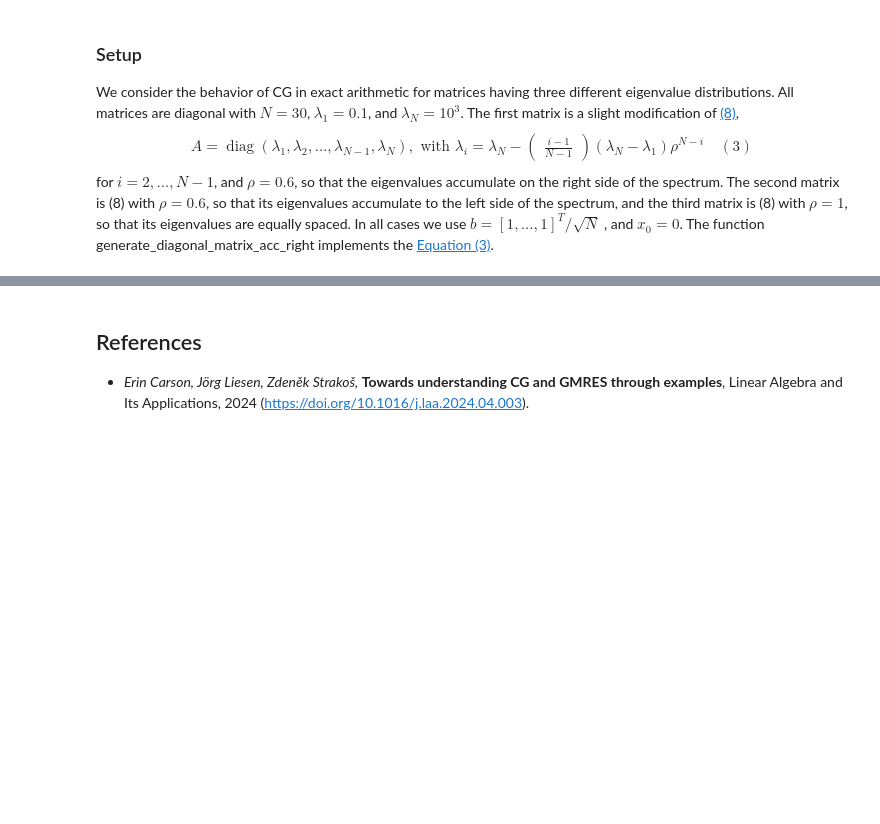
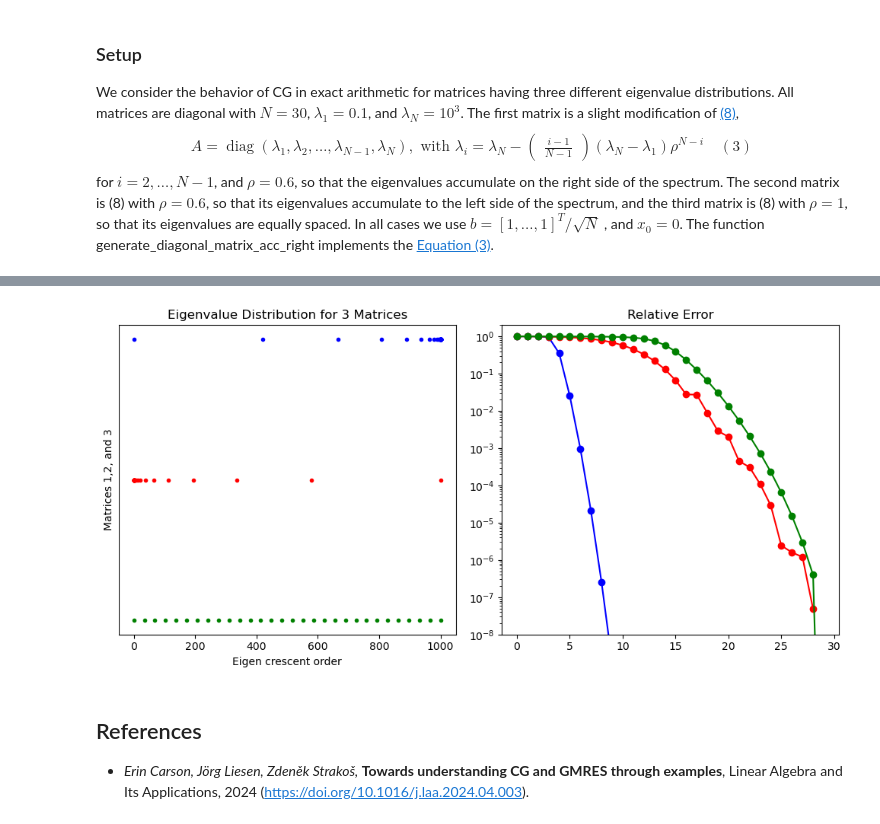
Before and after one commit to luizmc/Krylov, a Jupyter notebook: Krylov_CLS.ipynb, the cells around one changed output, grey strips where cells are left out. Drawn from its saved outputs; the diff is of its cells as text; code cells hidden in the pictures; blank space fills up the shorter version.

```diff
--- a/Krylov_CLS.ipynb
+++ b/Krylov_CLS.ipynb
@@ -455,0 +658,97 @@ eigen equal [1.00000e-01 2.50075e+02 5.00050e+02 7.50025e+02 1.00000e+03]
+# %%
+
+N_mpf = mp.mpf(30.)
+
+precision=32
+rho_mpf = mp.mpf(.6)
+lambda_1_mpf = mp.mpf(0.1)
+lambda_N_mpf = mp.mpf(10.0**3)
+
+Ar = generate_diagonal_matrix_acc_right_precision(rho_mpf, lambda_1_mpf, N_mpf, lambda_N_mpf)
+vector1=np.diag(Ar)
+b = np.ones_like(vector1)/mp.sqrt(N_mpf)
+x0 = np.zeros_like(b, dtype=object)
+Ar_float64 = np.array(Ar, dtype=np.float64)
+b_float64 = np.array(b, dtype=np.float64)
+# Solve the linear system using np.linalg.lstsq
+sol = np.linalg.lstsq(Ar_float64, b_float64, rcond=None)[0]
+sol_arbitrary_precision = [mp.mpf(elem) for elem in sol]
+sol_arbitrary_precision_array = np.array(sol_arbitrary_precision)
+appsol, num_iterations, relerrorvec1, relresvec1 = cg_cls_precision(Ar, b, x0, sol_arbitrary_precision_array, precision)
+print("Iteration number of matrix A right:", num_iterations)
+#print("Error  of matrix A right:", relerrorvec1)
+#print("Residual  of matrix A right:", relresvec1)
+#print('eigen right',np.sort(vector1))
+
+rho_mpf = mp.mpf(.6)
+lambda_1_mpf = mp.mpf(0.1)
+lambda_N_mpf = mp.mpf(10.0**3)
+Al = generate_diagonal_matrix_acc_left_precision(rho_mpf, lambda_1_mpf, N_mpf, lambda_N_mpf)
+vector2=np.diag(Al)
+b = np.ones_like(vector2)/np.sqrt(N)
+x0 = np.zeros_like(b)
+Al_float64 = np.array(Al, dtype=np.float64)
+b_float64 = np.array(b, dtype=np.float64)
+# Solve the linear system using np.linalg.lstsq
+sol = np.linalg.lstsq(Al_float64, b_float64, rcond=None)[0]
+sol_arbitrary_precision = [mp.mpf(elem) for elem in sol]
+sol_arbitrary_precision_array = np.array(sol_arbitrary_precision)
+appsol, num_iterations, relerrorvec2, relresvec2 = cg_cls_precision(Al, b, x0, sol_arbitrary_precision_array, precision)
+print("Iteration number of matrix A left:", num_iterations)
+#print("Error  of matrix A left:", relerrorvec2)
+#print("Residual  of matrix A left:", relresvec2)
+#print('eigen left',vector2)
+
+rho_mpf = mp.mpf(1.)
+lambda_1_mpf = mp.mpf(0.1)
+lambda_N_mpf = mp.mpf(10.0**3)
+
+Am = generate_diagonal_matrix_acc_left_precision(rho_mpf, lambda_1_mpf, N_mpf, lambda_N_mpf)
+vector3=np.diag(Am)
+x0 = np.zeros_like(b)
+Am_float64 = np.array(Am, dtype=np.float64)
+b_float64 = np.array(b, dtype=np.float64)
+# Solve the linear system using np.linalg.lstsq
+sol = np.linalg.lstsq(Am_float64, b_float64, rcond=None)[0]
+sol_arbitrary_precision = [mp.mpf(elem) for elem in sol]
+sol_arbitrary_precision_array = np.array(sol_arbitrary_precision)
+appsol, num_iterations, relerrorvec3, relresvec3 = cg_cls_precision(Am, b, x0, sol_arbitrary_precision_array, precision)
+print("Iteration number of matrix A equi:", num_iterations)
+#print("Error  of matrix A equi:", relerrorvec3)
+#print("Residual  of matrix A equi:", relresvec3)
+#print('eigen equal',vector3)
+
+fig, axs = plt.subplots(1, 2, figsize=(10, 5))
+
+# Plot the first vector on the first subplot
+y_values = np.ones_like(vector1)+2
+axs[0].plot(vector1,y_values,marker='o',color='blue', linestyle='', markersize=3,label='Eigenvalues on the right')
+y_values = np.ones_like(vector2)+1
+axs[0].plot(vector2,y_values,marker='o',color='r', linestyle='', markersize=3,label='Eigenvalues on the left')
+y_values = np.ones_like(vector3)
+axs[0].plot(vector3,y_values,marker='o',color='g', linestyle='', markersize=3,label='Eigenvalues equispaced')
+
+axs[0].set_xlabel('Eigen crescent order')
+axs[0].set_ylabel('Matrices 1,2, and 3')
+axs[0].set_title('Eigenvalue Distribution for 3 Matrices')
+
+# Add legend
+#axs[0].legend(loc='upper right', bbox_to_anchor=(.5, .8))
+axs[0].set_yticks([])
+
+
+# Plot the second vector on the second subplot
+axs[1].plot(relerrorvec1,marker='o',color='blue',label='Relative error right')
+axs[1].plot(relerrorvec2, marker='o', color='r',label='Relative error left')
+axs[1].plot(relerrorvec3,marker='o', color='g',label='Relative error eq')
+
+axs[1].set_title('Relative Error')
+axs[1].set_yscale('log')
+#axs[1].legend(loc='upper right', bbox_to_anchor=(.5, .8))
+axs[1].set_ylim(10**(-8), 2)
+# Adjust layout to prevent overlap
+plt.tight_layout()
+
+# Show the plot
+plt.show()
+# %% [output]
@@ -456,3 +758,4 @@ eigen equal [1.00000e-01 2.50075e+02 5.00050e+02 7.50025e+02 1.00000e+03]
+[figure, added]
 # %% [markdown]
 
 
```
Also changed, not shown: parts of 10 cells of this notebook.
